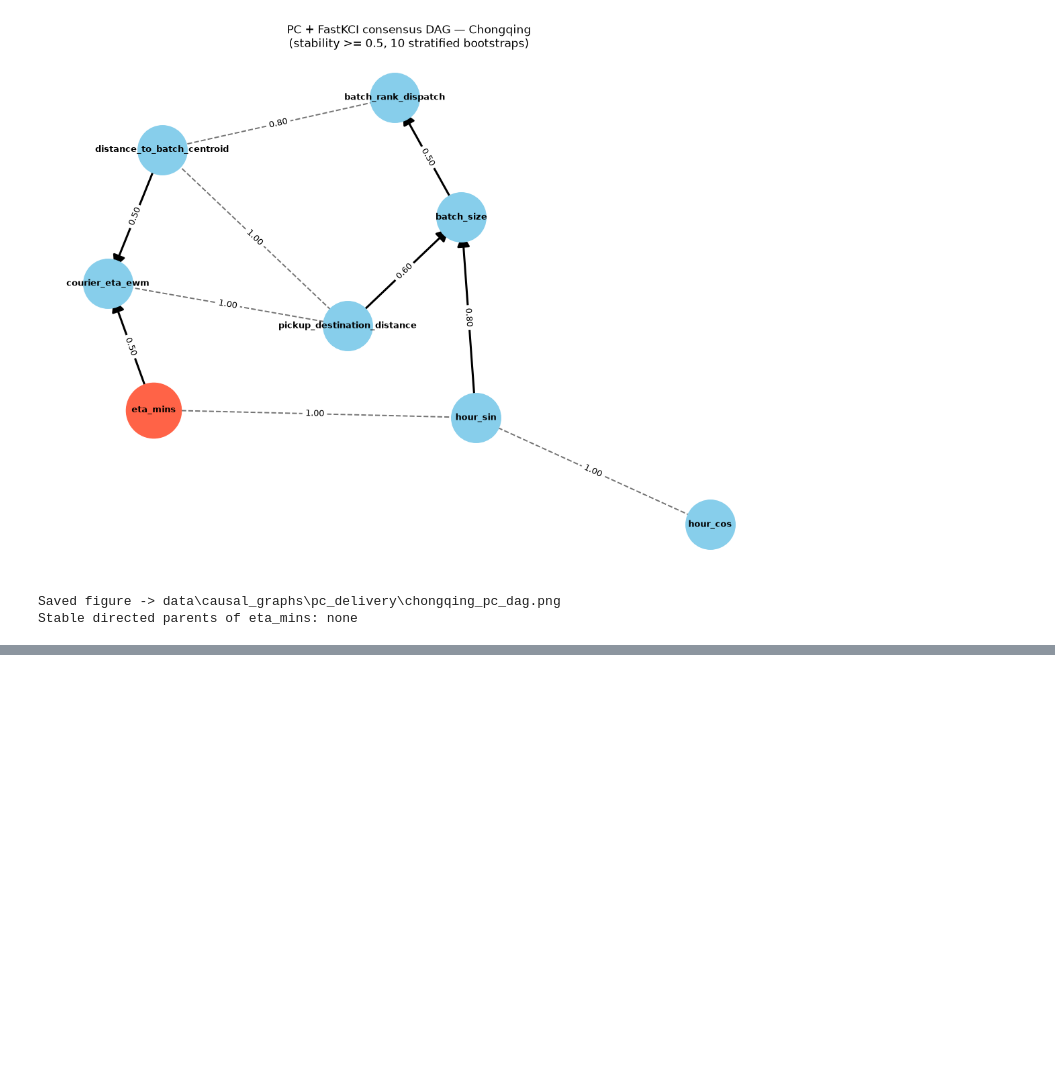
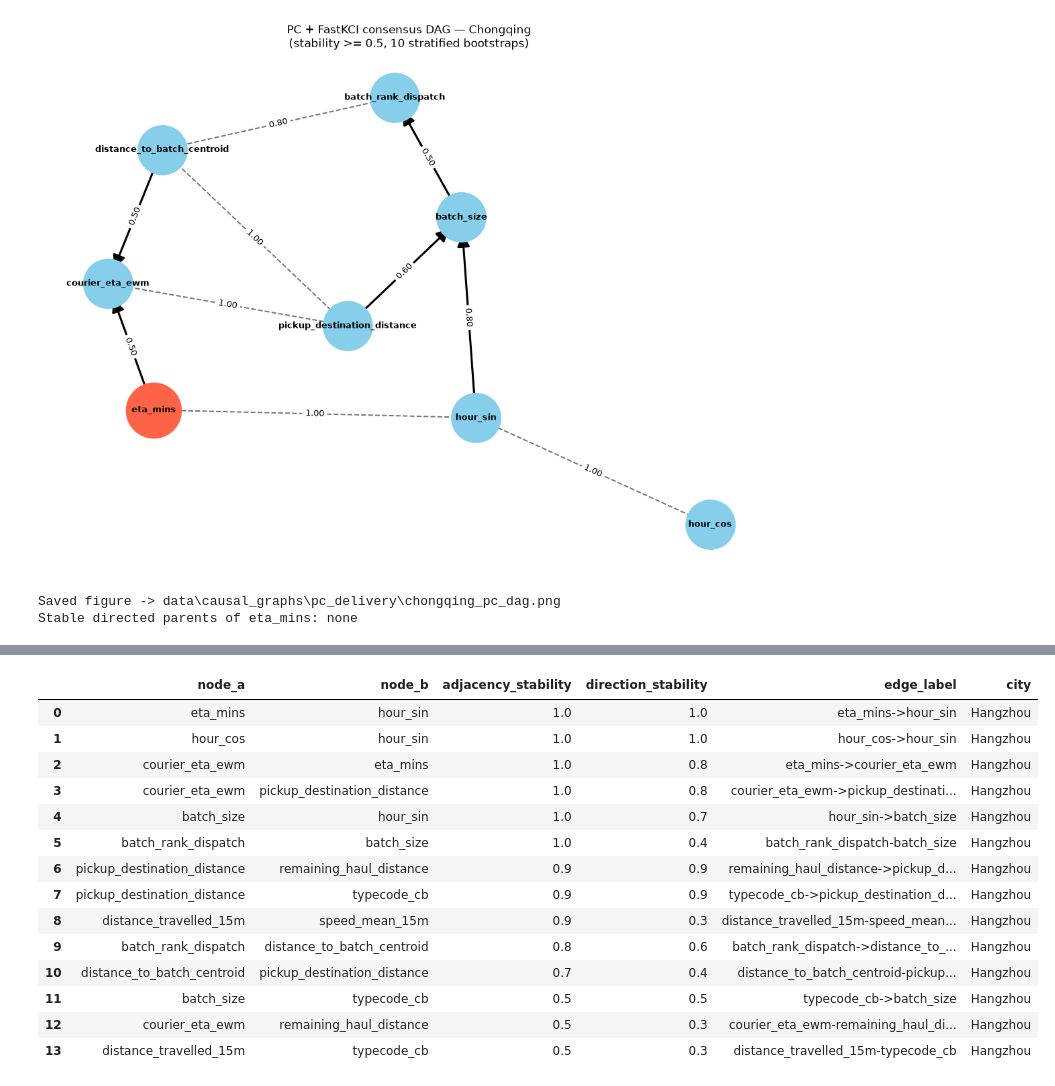
Before and after one commit to aymuos/endgame, a Jupyter notebook: 02_PC_delivery_level.ipynb, the cells around one changed output, grey strips where cells are left out. Saved outputs shown, nothing was run; the diff lists cells and outputs as text; code cells hidden in the pictures; blank space fills up the shorter version.

```diff
--- a/02_PC_delivery_level.ipynb
+++ b/02_PC_delivery_level.ipynb
@@ -516,0 +522,17 @@ pd.DataFrame(summary_rows)
+# %%
+analysis_rows = []
+for city, result in city_results.items():
+    dag = result['dag']
+    directed_edges = sum(1 for _, _, d in dag.edges(data=True) if not d.get('ambiguous'))
+    ambiguous_edges = sum(1 for _, _, d in dag.edges(data=True) if d.get('ambiguous'))
+    parents = sorted([p for p in dag.predecessors(TARGET)]) if TARGET in dag else []
+    analysis_rows.append({
+        'city': city,
+        'nodes': dag.number_of_nodes(),
+        'directed_edges': directed_edges,
+        'ambiguous_edges': ambiguous_edges,
+        'total_edges': dag.number_of_edges(),
+        'stable_parents_of_eta': parents or 'none',
+    })
+
+pd.DataFrame(analysis_rows)
@@ -516,0 +544,51 @@ pd.DataFrame(summary_rows)
+# %%
+def summarize_city_edges(city: str, stability: pd.DataFrame) -> pd.DataFrame:
+    stable = stability[stability.adjacency_stability >= STABILITY_THRESHOLD].copy()
+    stable['directed'] = stable.apply(
+        lambda row: row.best_source if pd.notna(row.best_source) and row.direction_stability >= STABILITY_THRESHOLD else None,
+        axis=1,
+    )
+    stable['edge_label'] = stable.apply(
+        lambda row: f"{row.best_source}->{row.best_target}" if pd.notna(row.best_source) and row.direction_stability >= STABILITY_THRESHOLD else f"{row.node_a}-{row.node_b}",
+        axis=1,
+    )
+    stable = stable[['node_a', 'node_b', 'adjacency_stability', 'direction_stability', 'edge_label']]
+    stable = stable.sort_values(['adjacency_stability', 'direction_stability'], ascending=False)
+    stable['city'] = city
+    return stable
+
+city_stable_edges = {
+    city: summarize_city_edges(city, result['stability'])
+    for city, result in city_results.items()
+}
+
+for city, df in city_stable_edges.items():
+    print(f"\n=== {city} stable consensus edges ===")
+    display(df.reset_index(drop=True))
+
+all_pairs = {
+    city: {tuple(sorted((row.node_a, row.node_b))) for row in df.itertuples(index=False)}
+    for city, df in city_stable_edges.items()
+}
+all_directed = {
+    city: {row.edge_label for row in df.itertuples(index=False) if '->' in row.edge_label}
+    for city, df in city_stable_edges.items()
+}
+
+common_pairs = set.intersection(*all_pairs.values())
+common_directed = set.intersection(*all_directed.values())
+
+print('\nCommon stable adjacency pairs across all three cities:')
+print(sorted(common_pairs))
+print('\nCommon stable directed edges across all three cities:')
+print(sorted(common_directed))
+
+unique_per_city = {
+    city: all_pairs[city] - set.union(*[v for k, v in all_pairs.items() if k != city])
+    for city in all_pairs
+}
+
+for city, unique in unique_per_city.items():
+    print(f"\n{city} unique stable adjacency pairs ({len(unique)}):")
+    print(sorted(unique))
+# %% [output]
@@ -516,0 +611,15 @@ pd.DataFrame(summary_rows)
+|  | node_a | node_b | adjacency_stability | direction_stability | edge_label | city |
+| 0 | eta_mins | hour_sin | 1.0 | 1.0 | eta_mins->hour_sin | Hangzhou |
+| 1 | hour_cos | hour_sin | 1.0 | 1.0 | hour_cos->hour_sin | Hangzhou |
+| 2 | courier_eta_ewm | eta_mins | 1.0 | 0.8 | eta_mins->courier_eta_ewm | Hangzhou |
+| 3 | courier_eta_ewm | pickup_destination_distance | 1.0 | 0.8 | courier_eta_ewm->pickup_destinati... | Hangzhou |
+| 4 | batch_size | hour_sin | 1.0 | 0.7 | hour_sin->batch_size | Hangzhou |
+| 5 | batch_rank_dispatch | batch_size | 1.0 | 0.4 | batch_rank_dispatch-batch_size | Hangzhou |
+| 6 | pickup_destination_distance | remaining_haul_distance | 0.9 | 0.9 | remaining_haul_distance->pickup_d... | Hangzhou |
+| 7 | pickup_destination_distance | typecode_cb | 0.9 | 0.9 | typecode_cb->pickup_destination_d... | Hangzhou |
+| 8 | distance_travelled_15m | speed_mean_15m | 0.9 | 0.3 | distance_travelled_15m-speed_mean... | Hangzhou |
+| 9 | batch_rank_dispatch | distance_to_batch_centroid | 0.8 | 0.6 | batch_rank_dispatch->distance_to_... | Hangzhou |
+| 10 | distance_to_batch_centroid | pickup_destination_distance | 0.7 | 0.4 | distance_to_batch_centroid-pickup... | Hangzhou |
+| 11 | batch_size | typecode_cb | 0.5 | 0.5 | typecode_cb->batch_size | Hangzhou |
+| 12 | courier_eta_ewm | remaining_haul_distance | 0.5 | 0.3 | courier_eta_ewm-remaining_haul_di... | Hangzhou |
+| 13 | distance_travelled_15m | typecode_cb | 0.5 | 0.3 | distance_travelled_15m-typecode_cb | Hangzhou |
```
Also changed, not shown: parts of 4 cells of this notebook.
